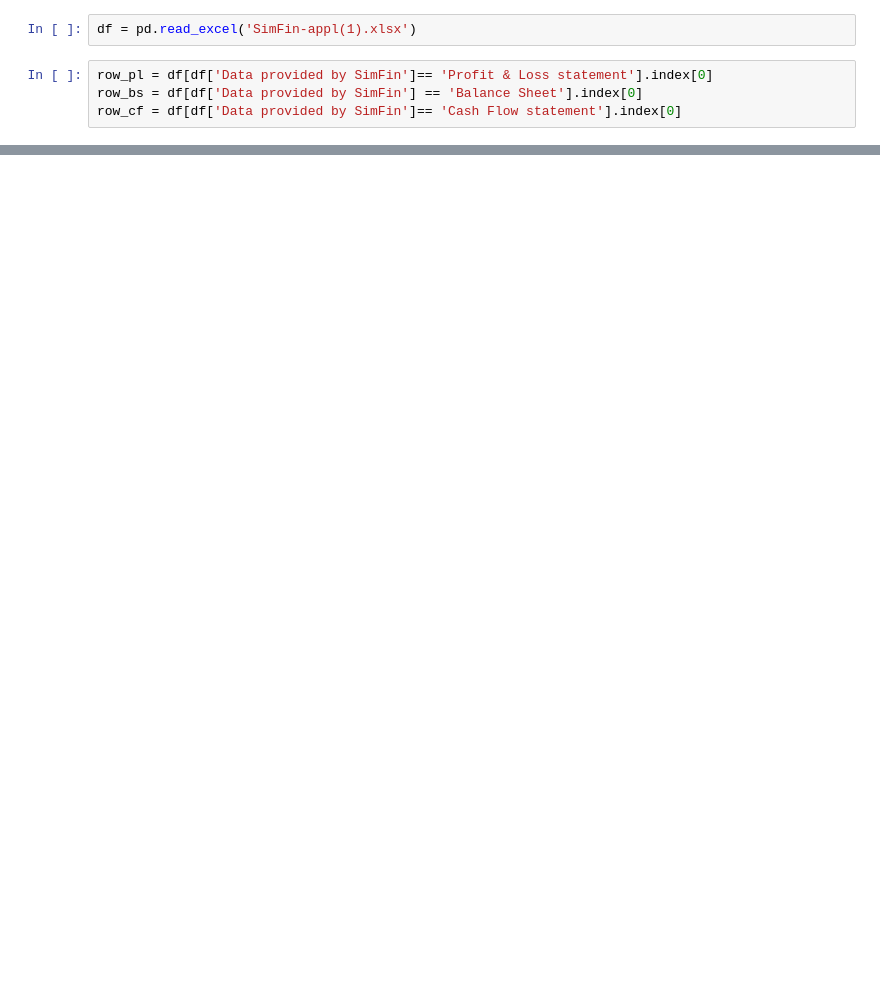
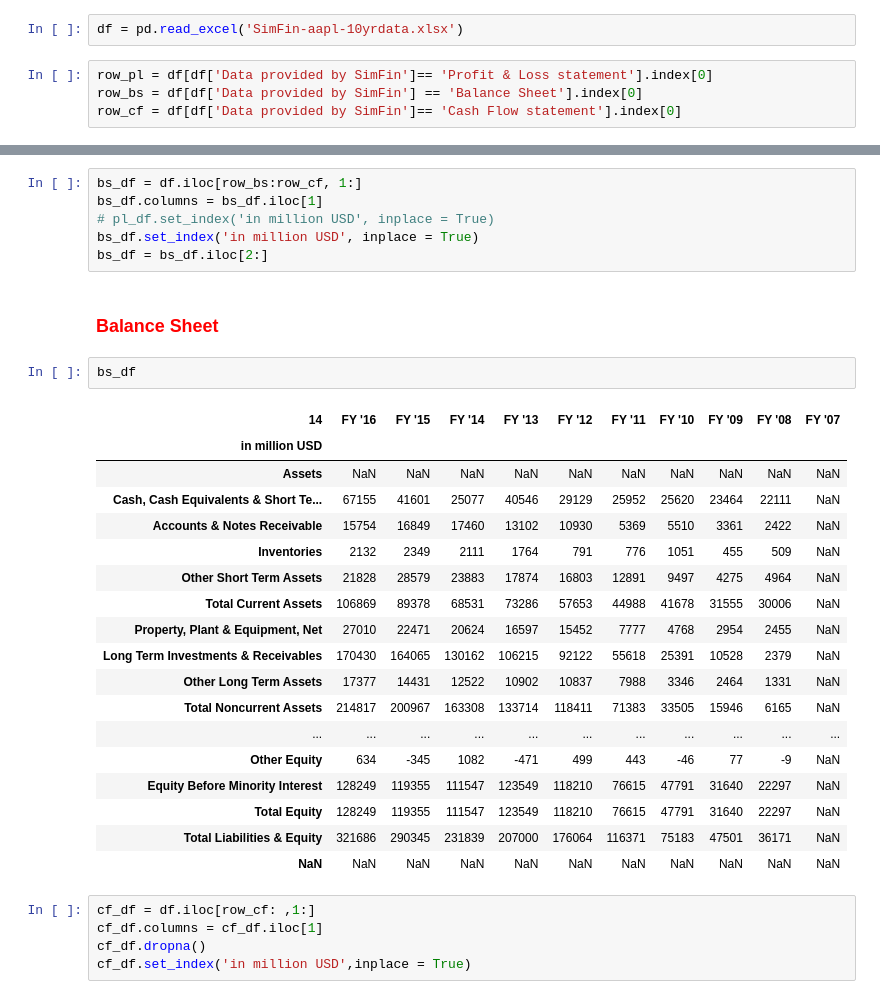
Before and after one commit to bradwhitcomb/financial_spreads_jn, a Jupyter notebook: appl_qtr.ipynb, the cells around one changed output, grey strips where cells are left out. Cells and saved outputs as stored; diff of their text form; blank space fills up the shorter version.

Commit message:
pl bs and cf dataframes basically complete

```diff
--- a/appl_qtr.ipynb
+++ b/appl_qtr.ipynb
@@ -5,7 +5,7 @@
 # %%
 import pandas as pd
 # %%
-df = pd.read_excel('SimFin-appl(1).xlsx')
+df = pd.read_excel('SimFin-aapl-10yrdata.xlsx')
 # %%
 row_pl = df[df['Data provided by SimFin']== 'Profit & Loss statement'].index[0]
 row_bs = df[df['Data provided by SimFin'] == 'Balance Sheet'].index[0]
@@ -20,0 +39,34 @@ print(row_pl, row_bs, row_cf)
+# %%
+bs_df = df.iloc[row_bs:row_cf, 1:]
+bs_df.columns = bs_df.iloc[1]
+# pl_df.set_index('in million USD', inplace = True)
+bs_df.set_index('in million USD', inplace = True)
+bs_df = bs_df.iloc[2:]
+# %% [markdown]
+### <font color=red> Balance Sheet </font>
+# %%
+bs_df
+# %% [output]
+| 14 | FY '16 | FY '15 | FY '14 | FY '13 | FY '12 | FY '11 | FY '10 | FY '09 | FY '08 | FY '07 |
+| in million USD |  |  |  |  |  |  |  |  |  |  |
+| Assets | NaN | NaN | NaN | NaN | NaN | NaN | NaN | NaN | NaN | NaN |
+| Cash, Cash Equivalents & Short Te... | 67155 | 41601 | 25077 | 40546 | 29129 | 25952 | 25620 | 23464 | 22111 | NaN |
+| Accounts & Notes Receivable | 15754 | 16849 | 17460 | 13102 | 10930 | 5369 | 5510 | 3361 | 2422 | NaN |
+| Inventories | 2132 | 2349 | 2111 | 1764 | 791 | 776 | 1051 | 455 | 509 | NaN |
+| Other Short Term Assets | 21828 | 28579 | 23883 | 17874 | 16803 | 12891 | 9497 | 4275 | 4964 | NaN |
+| Total Current Assets | 106869 | 89378 | 68531 | 73286 | 57653 | 44988 | 41678 | 31555 | 30006 | NaN |
+| Property, Plant & Equipment, Net | 27010 | 22471 | 20624 | 16597 | 15452 | 7777 | 4768 | 2954 | 2455 | NaN |
+| Long Term Investments & Receivables | 170430 | 164065 | 130162 | 106215 | 92122 | 55618 | 25391 | 10528 | 2379 | NaN |
+| Other Long Term Assets | 17377 | 14431 | 12522 | 10902 | 10837 | 7988 | 3346 | 2464 | 1331 | NaN |
+| Total Noncurrent Assets | 214817 | 200967 | 163308 | 133714 | 118411 | 71383 | 33505 | 15946 | 6165 | NaN |
+| ... | ... | ... | ... | ... | ... | ... | ... | ... | ... | ... |
+| Other Equity | 634 | -345 | 1082 | -471 | 499 | 443 | -46 | 77 | -9 | NaN |
+| Equity Before Minority Interest | 128249 | 119355 | 111547 | 123549 | 118210 | 76615 | 47791 | 31640 | 22297 | NaN |
+| Total Equity | 128249 | 119355 | 111547 | 123549 | 118210 | 76615 | 47791 | 31640 | 22297 | NaN |
+| Total Liabilities & Equity | 321686 | 290345 | 231839 | 207000 | 176064 | 116371 | 75183 | 47501 | 36171 | NaN |
+| NaN | NaN | NaN | NaN | NaN | NaN | NaN | NaN | NaN | NaN | NaN |
+# %%
+cf_df = df.iloc[row_cf: ,1:]
+cf_df.columns = cf_df.iloc[1]
+cf_df.dropna()
+cf_df.set_index('in million USD',inplace = True)
```
Also changed, not shown: parts of 8 cells of this notebook, 5 other files.
